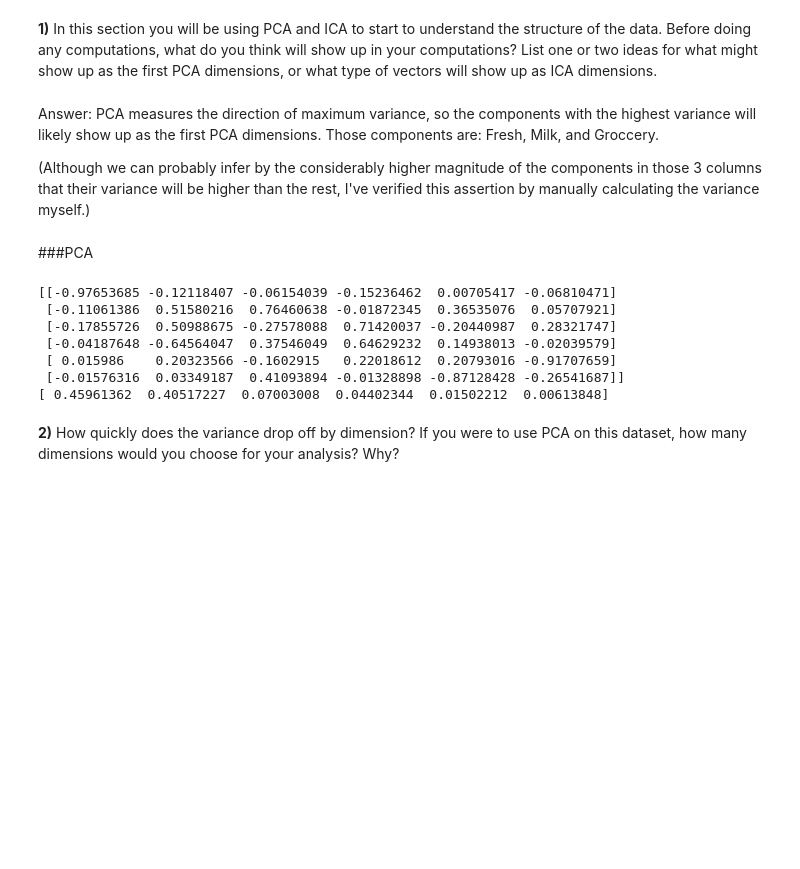
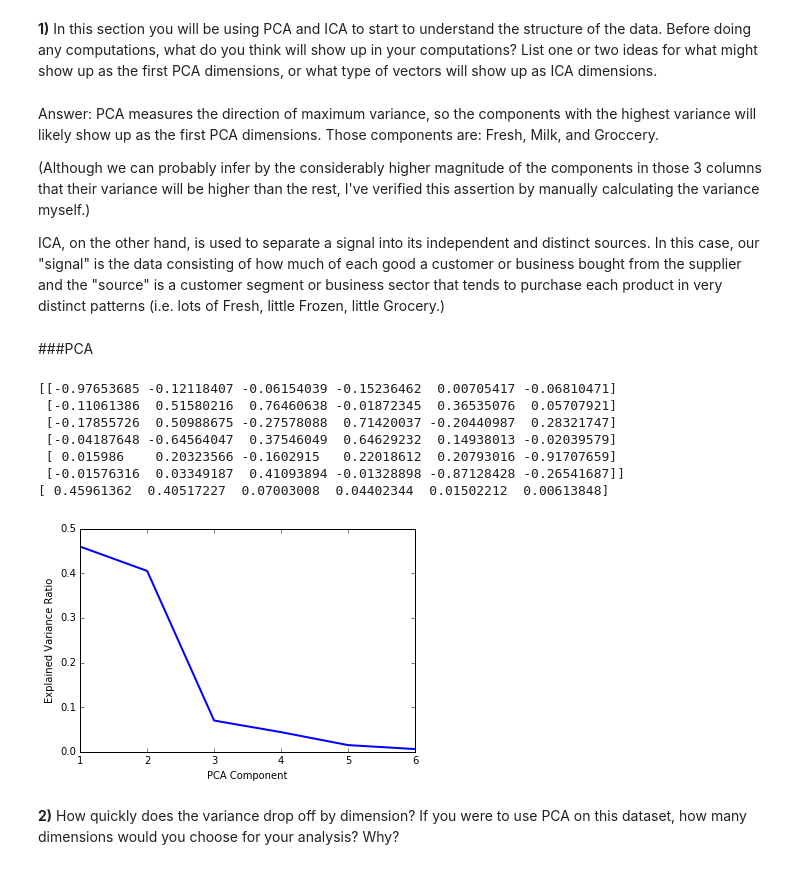
Before and after one commit to xjdeng/customer_segments, a Jupyter notebook: customer_segments.ipynb, the cells around one changed output. Cells and saved outputs as stored; diff of their text form; code cells hidden in the pictures; blank space fills up the shorter version.

Commit message:
Further elaborated on #1, added a graph to #2

```diff
--- a/customer_segments.ipynb
+++ b/customer_segments.ipynb
@@ -37,24 +37,31 @@ Dataset has 440 rows, 6 columns
 Answer: PCA measures the direction of maximum variance, so the components with the highest variance will likely show up as the first PCA dimensions.  Those components are: Fresh, Milk, and Groccery.
 
 (Although we can probably infer by the considerably higher magnitude of the components in those 3 columns that their variance will be higher than the rest, I've verified this assertion by manually calculating the variance myself.)
+
+ICA, on the other hand, is used to separate a signal into its independent and distinct sources.  In this case, our "signal" is the data consisting of how much of each good a customer or business bought from the supplier and the "source" is a customer segment or business sector that tends to purchase each product in very distinct patterns (i.e. lots of Fresh, little Frozen, little Grocery.)
 # %% [markdown]
 ###PCA
 # %%
 # TODO: Apply PCA with the same number of dimensions as variables in the dataset
 from sklearn.decomposition import PCA
 pca = PCA(n_components=6)
 pca.fit(data)
+plt.figure(2)
+plt.plot([1, 2, 3, 4, 5, 6],pca.explained_variance_ratio_,lw=2)
+plt.xlabel("PCA Component")
+plt.ylabel("Explained Variance Ratio")
 # Print the components and the amount of variance in the data contained in each dimension
 print pca.components_
 print pca.explained_variance_ratio_
 # %% [output]
 [[-0.97653685 -0.12118407 -0.06154039 -0.15236462  0.00705417 -0.06810471]
  [-0.11061386  0.51580216  0.76460638 -0.01872345  0.36535076  0.05707921]
  [-0.17855726  0.50988675 -0.27578088  0.71420037 -0.20440987  0.28321747]
  [-0.04187648 -0.64564047  0.37546049  0.64629232  0.14938013 -0.02039579]
  [ 0.015986    0.20323566 -0.1602915   0.22018612  0.20793016 -0.91707659]
  [-0.01576316  0.03349187  0.41093894 -0.01328898 -0.87128428 -0.26541687]]
 [ 0.45961362  0.40517227  0.07003008  0.04402344  0.01502212  0.00613848]
+[figure, added]
 # %% [markdown]
 **2)** How quickly does the variance drop off by dimension? If you were to use PCA on this dataset, how many dimensions would you choose for your analysis? Why?
 # %% [markdown]
```
